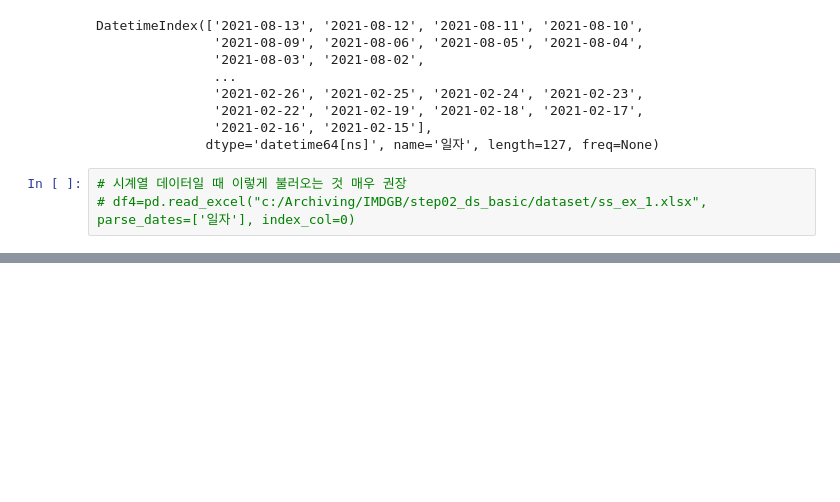
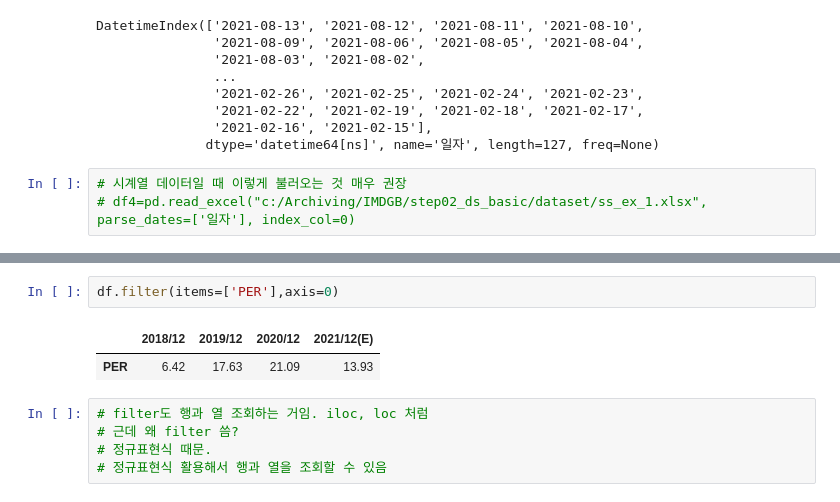
Before and after one commit to dsleslie/Archiving, a Jupyter notebook: IMDGB/step02_ds_basic/241002_lecture.ipynb, the cells around one changed output, grey strips where cells are left out. Cells and saved outputs as stored; diff of their text form; blank space fills up the shorter version.

```diff
--- a/IMDGB/step02_ds_basic/241002_lecture.ipynb
+++ b/IMDGB/step02_ds_basic/241002_lecture.ipynb
@@ -194,0 +238,10 @@ DatetimeIndex(['2021-08-13', '2021-08-12', '2021-08-11', '2021-08-10',
+# %%
+df.filter(items=['PER'],axis=0)
+# %% [output]
+|  | 2018/12 | 2019/12 | 2020/12 | 2021/12(E) |
+| PER | 6.42 | 17.63 | 21.09 | 13.93 |
+# %%
+# filter도 행과 열 조회하는 거임. iloc, loc 처럼
+# 근데 왜 filter 씀?
+# 정규표현식 때문.
+# 정규표현식 활용해서 행과 열을 조회할 수 있음
```
Also changed, not shown: parts of 12 cells of this notebook, 2 other files.
